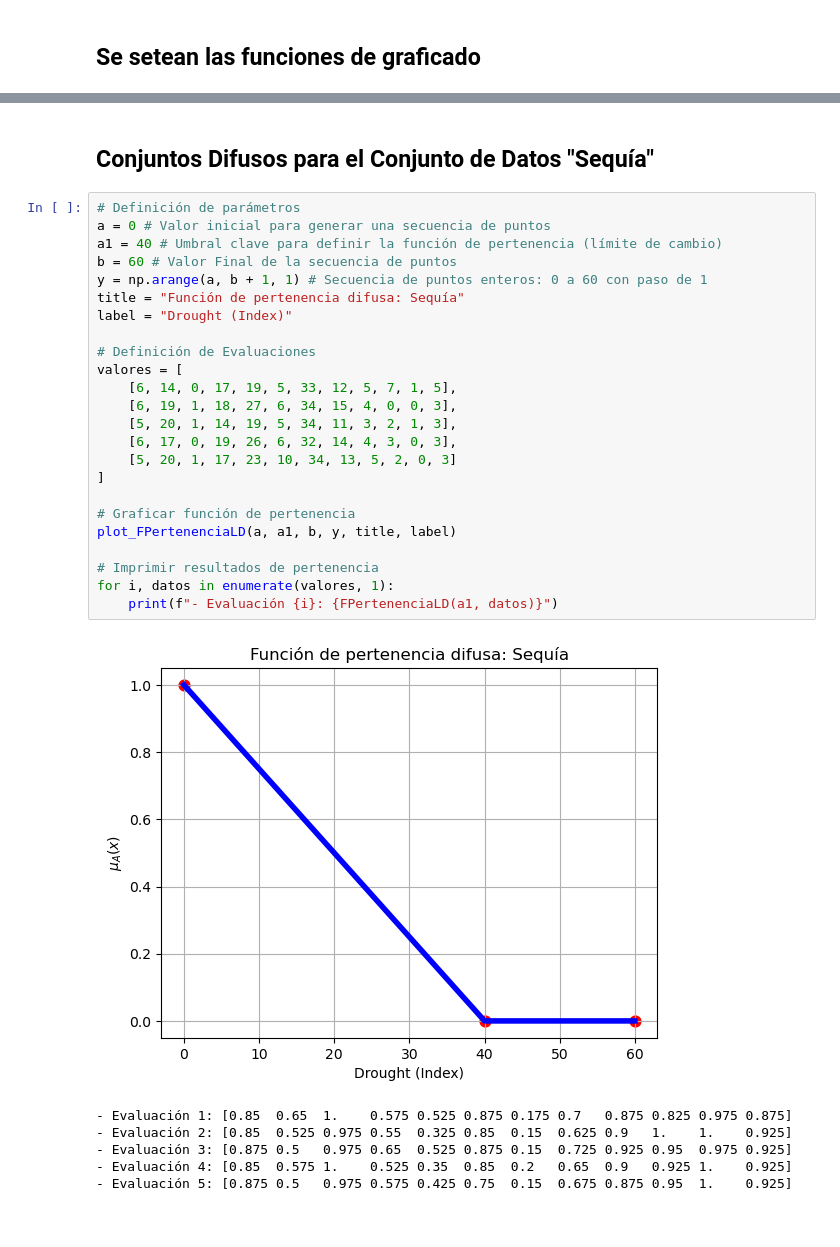
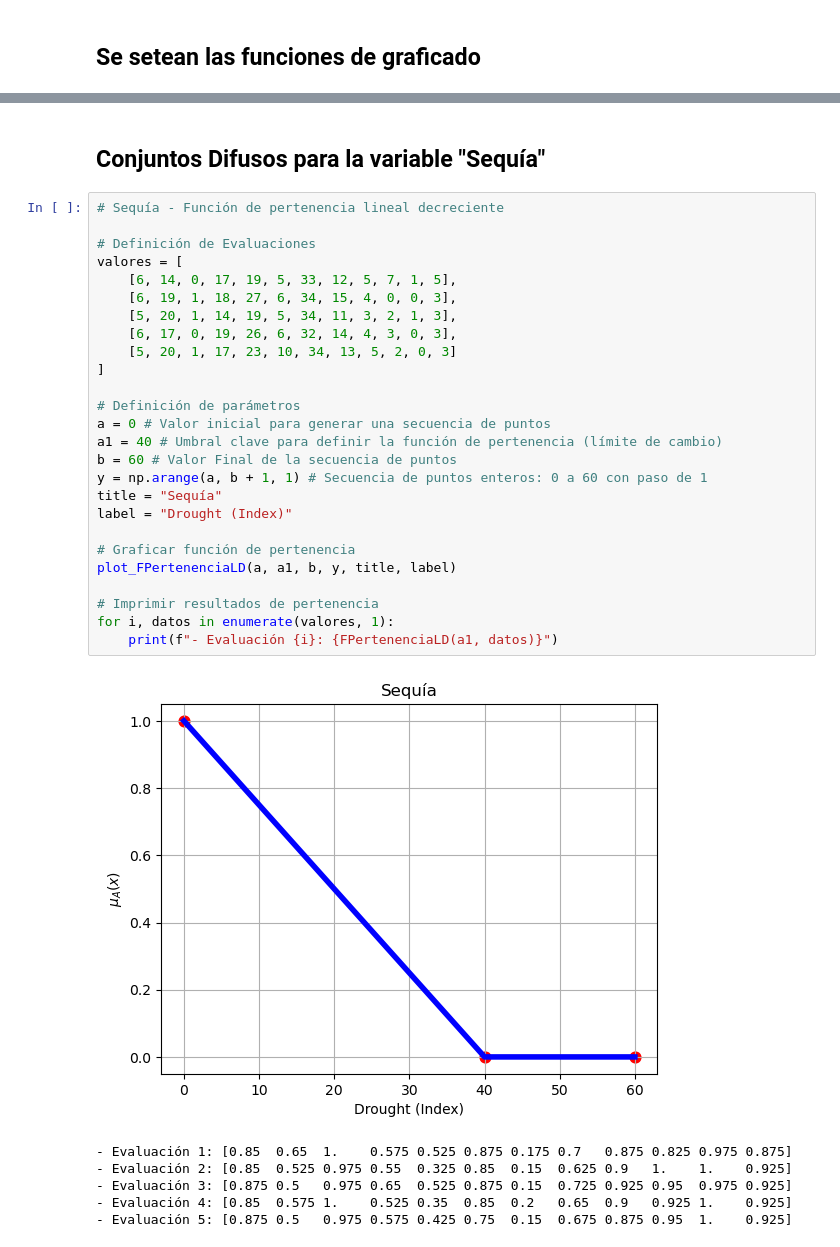
Before and after one commit to CarlosPorcallo/horacio_flores, a Jupyter notebook: 3_lógica_difusa.ipynb, the cells around one changed output, grey strips where cells are left out. Drawn from its saved outputs; the diff is of its cells as text.

```diff
--- a/3_lógica_difusa.ipynb
+++ b/3_lógica_difusa.ipynb
@@ -98,33 +98,35 @@ def plot_FPertenenciaLC2(a0, a1, b, x, title, label):
     plt.title(title)
     plt.show()
 # %% [markdown]
-## Conjuntos Difusos para el Conjunto de Datos "Sequía"
+## Conjuntos Difusos para la variable "Sequía"
 # %%
-# Definición de parámetros
-a = 0 # Valor inicial para generar una secuencia de puntos
-a1 = 40 # Umbral clave para definir la función de pertenencia (límite de cambio)
-b = 60 # Valor Final de la secuencia de puntos
-y = np.arange(a, b + 1, 1) # Secuencia de puntos enteros: 0 a 60 con paso de 1
-title = "Función de pertenencia difusa: Sequía"
-label = "Drought (Index)"
+# Sequía - Función de pertenencia lineal decreciente
 
 # Definición de Evaluaciones
 valores = [
     [6, 14, 0, 17, 19, 5, 33, 12, 5, 7, 1, 5],
     [6, 19, 1, 18, 27, 6, 34, 15, 4, 0, 0, 3],
     [5, 20, 1, 14, 19, 5, 34, 11, 3, 2, 1, 3],
     [6, 17, 0, 19, 26, 6, 32, 14, 4, 3, 0, 3],
     [5, 20, 1, 17, 23, 10, 34, 13, 5, 2, 0, 3]
 ]
 
+# Definición de parámetros
+a = 0 # Valor inicial para generar una secuencia de puntos
+a1 = 40 # Umbral clave para definir la función de pertenencia (límite de cambio)
+b = 60 # Valor Final de la secuencia de puntos
+y = np.arange(a, b + 1, 1) # Secuencia de puntos enteros: 0 a 60 con paso de 1
+title = "Sequía"
+label = "Drought (Index)"
+
 # Graficar función de pertenencia
 plot_FPertenenciaLD(a, a1, b, y, title, label)
 
 # Imprimir resultados de pertenencia
 for i, datos in enumerate(valores, 1):
     print(f"- Evaluación {i}: {FPertenenciaLD(a1, datos)}")
 # %% [output]
-[figure, old version]
+[figure, new version]
 - Evaluación 1: [0.85  0.65  1.    0.575 0.525 0.875 0.175 0.7   0.875 0.825 0.975 0.875]
 - Evaluación 2: [0.85  0.525 0.975 0.55  0.325 0.85  0.15  0.625 0.9   1.    1.    0.925]
 - Evaluación 3: [0.875 0.5   0.975 0.65  0.525 0.875 0.15  0.725 0.925 0.95  0.975 0.925]
```
Also changed, not shown: parts of 36 cells of this notebook.
